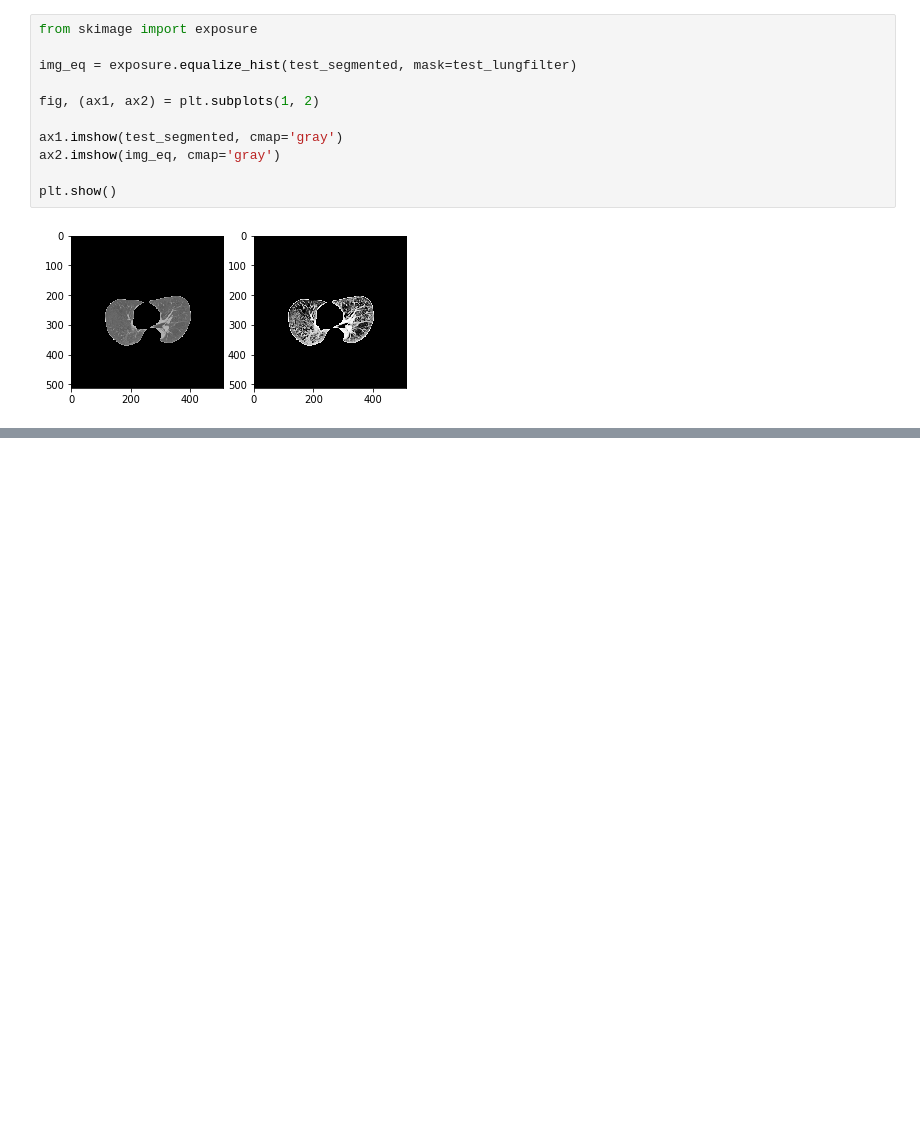
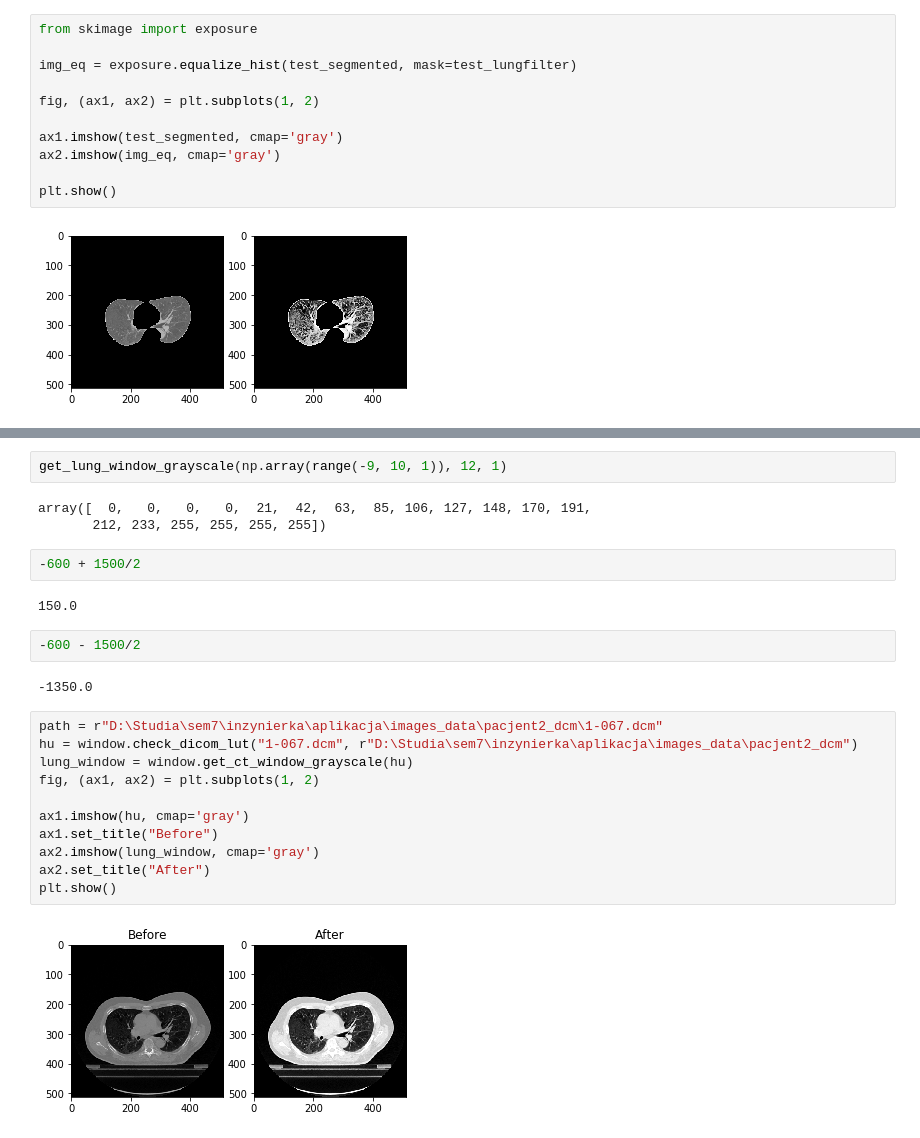
Before and after one commit to moskala/ImagingCOVID-19, a Jupyter notebook: Methods/jupyter_notebook_files/eksperymenty_Ali.ipynb, the cells around one changed output, grey strips where cells are left out. Drawn from its saved outputs; the diff is of its cells as text; blank space fills up the shorter version.

Commit message:
Add methods for converting ct window into grayscale

```diff
--- a/Methods/jupyter_notebook_files/eksperymenty_Ali.ipynb
+++ b/Methods/jupyter_notebook_files/eksperymenty_Ali.ipynb
@@ -524,0 +566,26 @@ plt.show()
+# %%
+get_lung_window_grayscale(np.array(range(-9, 10, 1)), 12, 1)
+# %% [output]
+array([  0,   0,   0,   0,  21,  42,  63,  85, 106, 127, 148, 170, 191,
+       212, 233, 255, 255, 255, 255])
+# %%
+-600 + 1500/2
+# %% [output]
+150.0
+# %%
+-600 - 1500/2
+# %% [output]
+-1350.0
+# %%
+path = r"D:\Studia\sem7\inzynierka\aplikacja\images_data\pacjent2_dcm\1-067.dcm"
+hu = window.check_dicom_lut("1-067.dcm", r"D:\Studia\sem7\inzynierka\aplikacja\images_data\pacjent2_dcm")
+lung_window = window.get_ct_window_grayscale(hu)
+fig, (ax1, ax2) = plt.subplots(1, 2)
+
+ax1.imshow(hu, cmap='gray')
+ax1.set_title("Before")
+ax2.imshow(lung_window, cmap='gray')
+ax2.set_title("After")
+plt.show()
+# %% [output]
+[figure, added]
```
Also changed, not shown: parts of 2 cells of this notebook, 3 other files.
